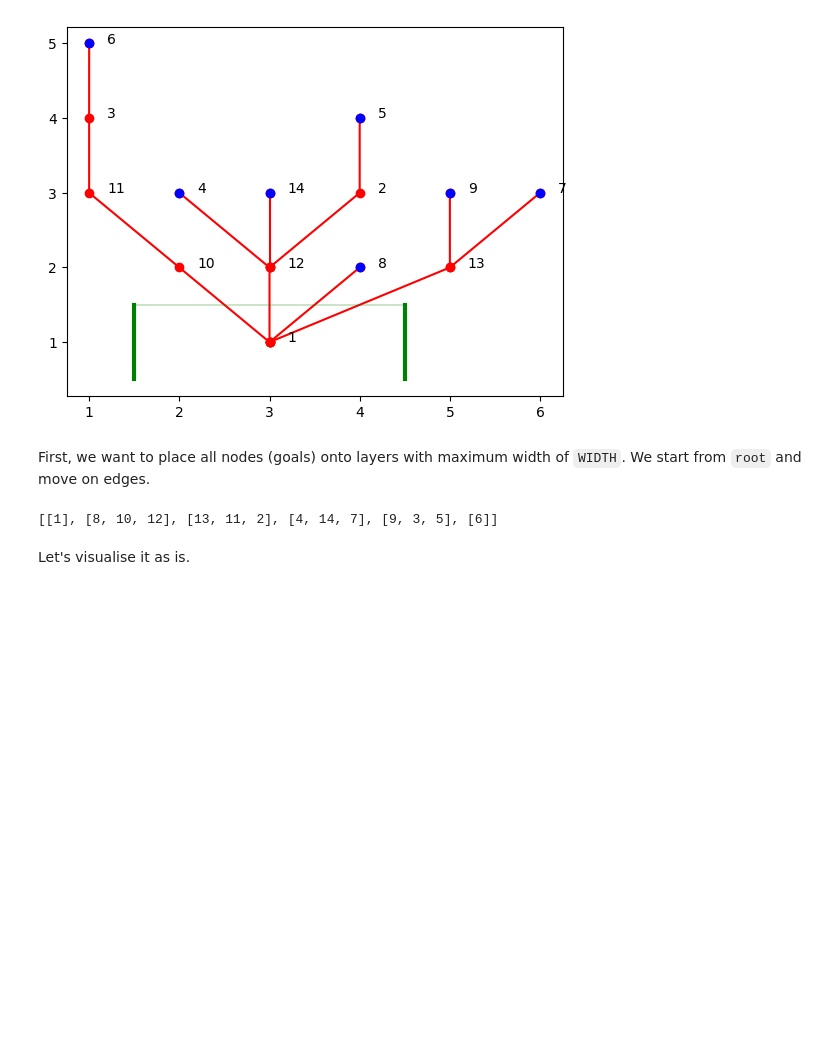
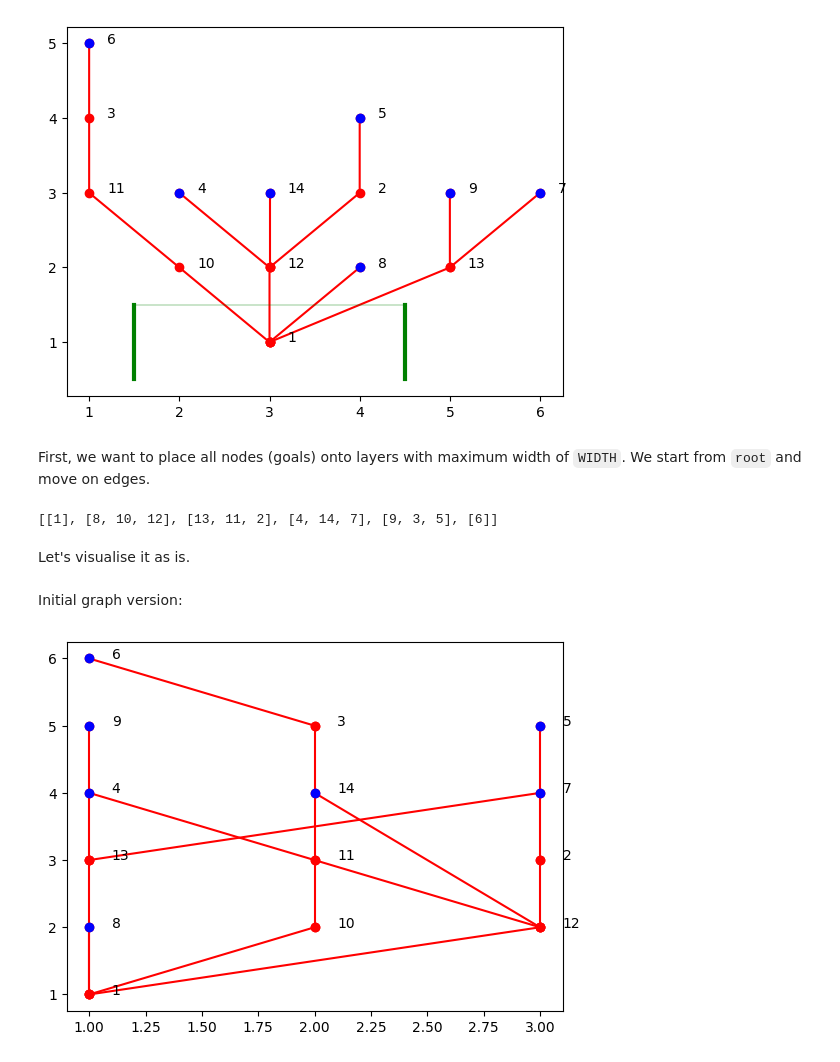
Before and after one commit to ahitrin/SiebenApp-render-playground, a Jupyter notebook: notebooks/sieben-render.ipynb, the cells around one changed output. Saved outputs shown, nothing was run; the diff lists cells and outputs as text; code cells hidden in the pictures; blank space fills up the shorter version.

Commit message:
draw tubed graph

```diff
--- a/notebooks/sieben-render.ipynb
+++ b/notebooks/sieben-render.ipynb
@@ -77,3 +77,26 @@ l
 [[1], [8, 10, 12], [13, 11, 2], [4, 14, 7], [9, 3, 5], [6]]
 # %% [markdown]
 Let's visualise it as is.
+# %%
+def draw(edges: Dict[int, List[int]], layers: List[List[int]]) -> None:
+    xpos: Dict[int, int] = {}
+    ypos: Dict[int, int] = {}
+    for i, layer in enumerate(layers):
+        for j, n in enumerate(layer):
+            xpos[n] = j + 1
+            ypos[n] = i + 1
+    for goal_id, gs in edges.items():
+        for g1 in gs:
+            plt.plot([xpos[goal_id], xpos[g1]], [ypos[goal_id], ypos[g1]], 'ro-')
+        plt.text(xpos[goal_id] + 0.1, ypos[goal_id], str(goal_id))
+    switchables = [g for g, gs in edges.items() if not gs]
+    xs = [xpos[g] for g in switchables]
+    ys = [ypos[g] for g in switchables]
+    plt.plot(xs, ys, 'bo')
+    plt.draw()
+# %% [markdown]
+Initial graph version:
+# %%
+draw(edges, l)
+# %% [output]
+[figure, added]
```
